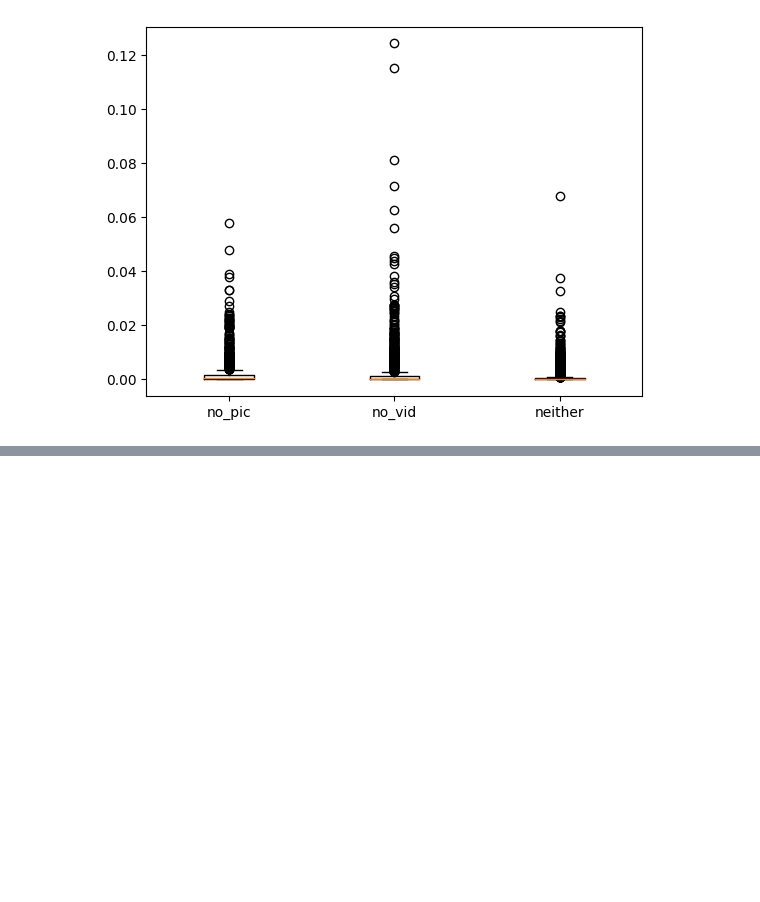
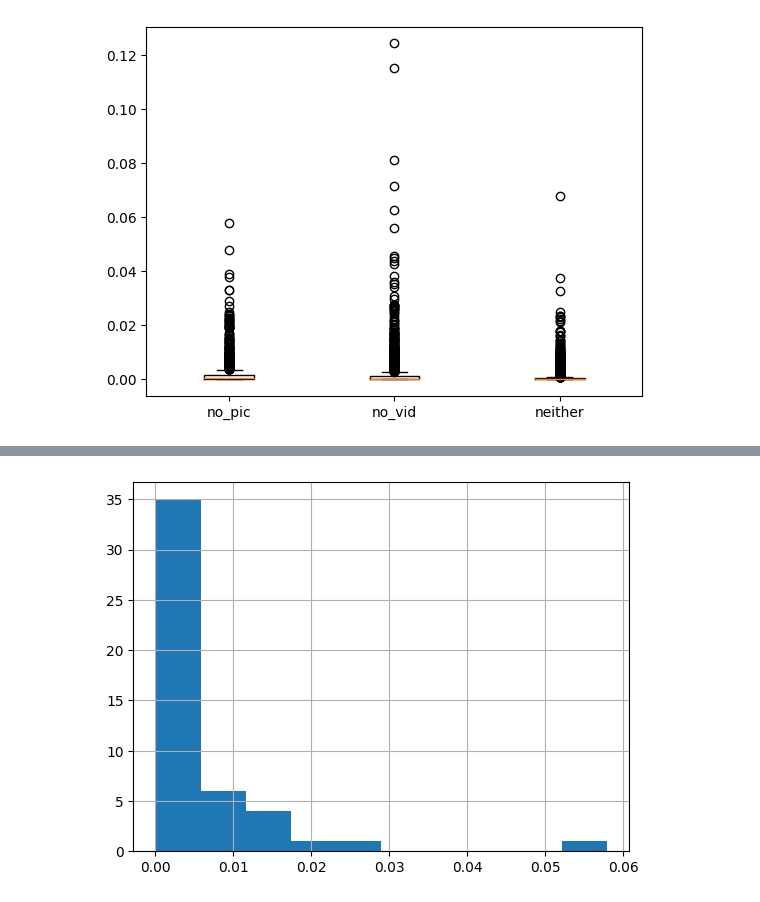
Before and after one commit to allan-gon/eg_thing, a Jupyter notebook: src/eda.ipynb, the cells around one changed output, grey strips where cells are left out. Cells and saved outputs as stored; diff of their text form; code cells hidden in the pictures; blank space fills up the shorter version.

```diff
--- a/src/eda.ipynb
+++ b/src/eda.ipynb
@@ -217,0 +299,3 @@ df.entity_id.nunique()
+# %%
+bins = range(0, 610, 10)
+no_pic["bin"] = no_pic["video_duration_secs"].apply(binner)
@@ -217,0 +312,7 @@ df.entity_id.nunique()
+# %%
+no_pic.groupby("bin")["engagement_rate"].mean().hist()
+plt.show()
+# i have a graph, this vidually shows there's a difference between duration lengths and engagement
+# test between groups
+# %% [output]
+[figure, added]
```
Also changed, not shown: parts of 22 cells of this notebook, 1 other file.
